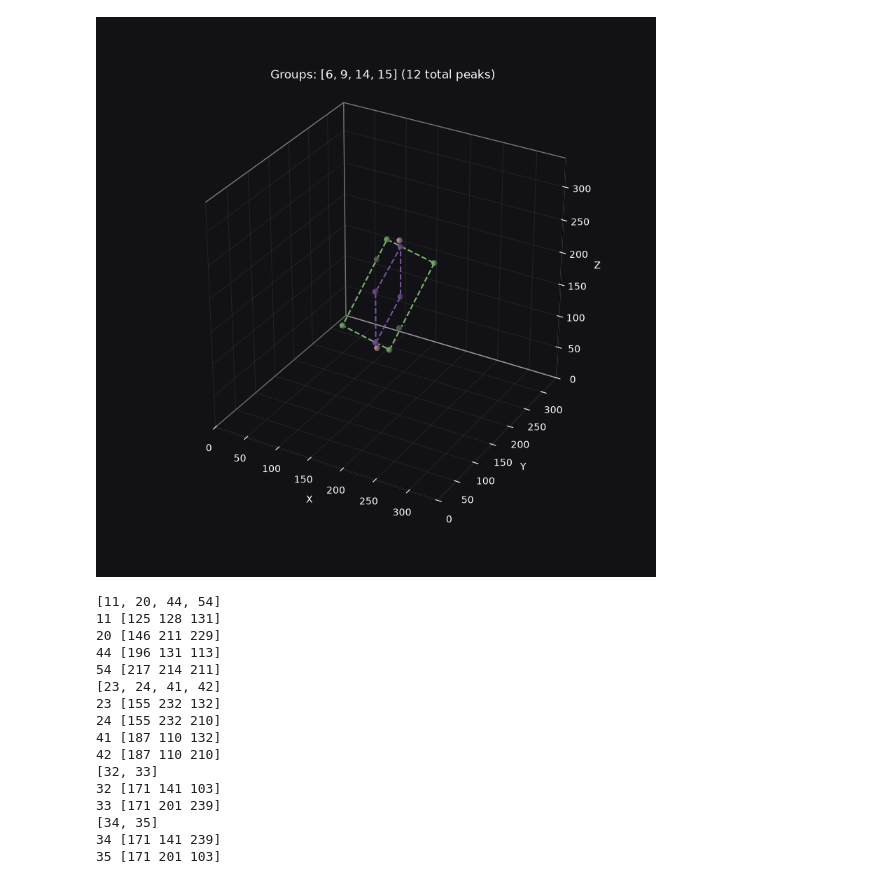
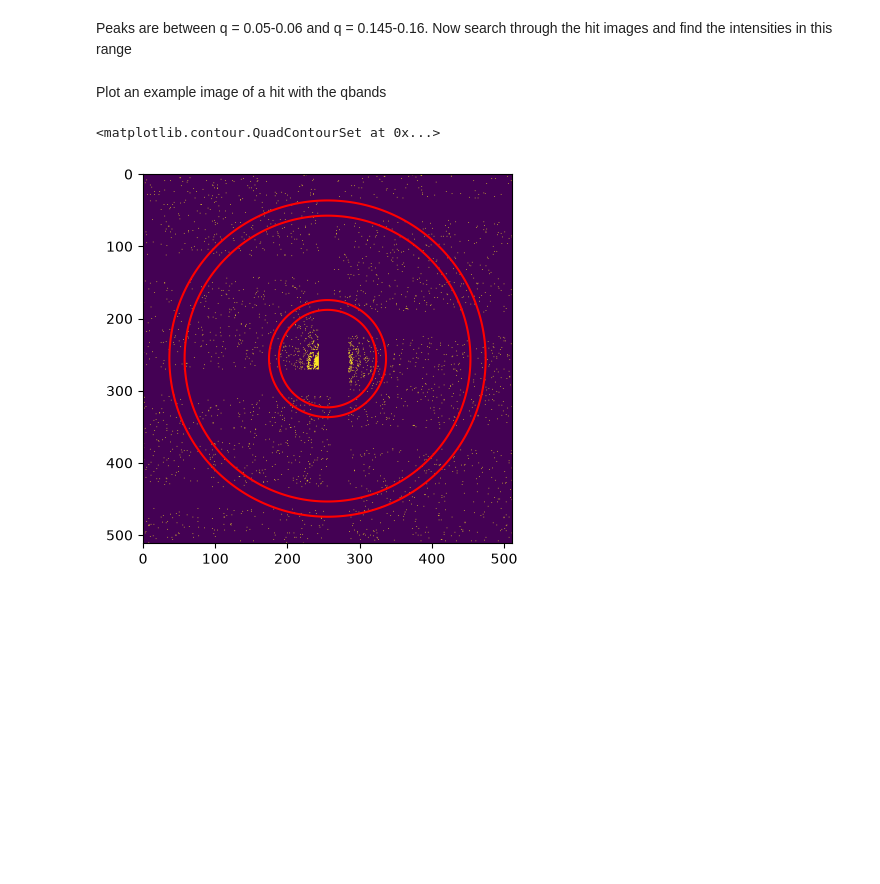
Before and after one commit to YellowSub17/dfly-p6933, a Jupyter notebook: peak_investigation.ipynb, the cells around one changed output. Drawn from its saved outputs; the diff is of its cells as text; code cells hidden in the pictures; blank space fills up the shorter version.

```diff
--- a/peak_investigation.ipynb
+++ b/peak_investigation.ipynb
@@ -244,30 +76,0 @@ def draw(target_group_ids):
-# %%
-%matplotlib widget
-#draw([4,6,])
-#draw([i for i in range(len(groups))])
-
-draw([6,9, 14,15])
-#draw([11,12,13,15])
-
-for i in [5,8,13,14]:
-    print(groups[i])
-    for peak in groups[i]:
-        print(peak, coords[peak])
-# %% [output]
-[figure, removed]
-[11, 20, 44, 54]
-11 [125 128 131]
-20 [146 211 229]
-44 [196 131 113]
-54 [217 214 211]
-[23, 24, 41, 42]
-23 [155 232 132]
-24 [155 232 210]
-41 [187 110 132]
-42 [187 110 210]
-[32, 33]
-32 [171 141 103]
-33 [171 201 239]
-[34, 35]
-34 [171 141 239]
-35 [171 201 103]
@@ -826,0 +77,47 @@ print(np.unique(peak_qx_inds).shape)
+# %% [markdown]
+Peaks are between q = 0.05-0.06 and q = 0.145-0.16. Now search through the hit images and find the intensities in this range
+# %%
+import glob
+
+#load the h5 files
+h5files = []
+h5files += glob.glob('./hits/r0306_cp512-rb1/r*.h5')
+h5files += glob.glob('./hits/r0307_cp512-rb1/r*.h5')
+
+
+#intensity and theta values
+i_qband1 = []
+t_qband1 = []
+i_qband2 = []
+t_qband2 = []
+q_qband1 = []
+q_qband2 = []
+
+qband1_loc = np.logical_and( qq>0.05, qq<0.06)
+qband2_loc = np.logical_and( qq>0.145, qq<0.16)
+
+
+
+#for each h5 file
+for h5file in h5files:
+    #load the file
+    with h5py.File(h5file, 'r') as f:
+        data =f['/data/'][:]
+
+    #append the intensities and theta values within the q bands
+    i_qband1.append(data[qband1_loc])
+    t_qband1.append(tt[qband1_loc])
+    q_qband1.append(qq[qband1_loc])
+
+    i_qband2.append(data[qband2_loc])
+    t_qband2.append(tt[qband2_loc])
+    q_qband2.append(qq[qband2_loc])
+# %% [markdown]
+Plot an example image of a hit with the qbands
+# %%
+plt.imshow(data, clim=(0, 1e-3))
+plt.contour(qq, levels=[0.05, 0.06], colors='red', linewidths=1.5)
+plt.contour(qq, levels=[0.145, 0.16], colors='red', linewidths=1.5)
+# %% [output]
+<matplotlib.contour.QuadContourSet at 0x...>
+[figure, added]
```
Also changed, not shown: parts of 26 cells of this notebook, 1 other file.
